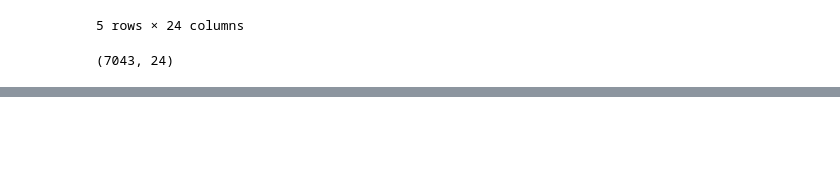
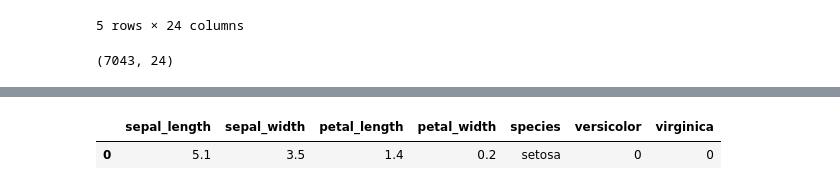
Before and after one commit to nadia-paz/classification-exercises, a Jupyter notebook: classification_exercises.ipynb, the cells around one changed output, grey strips where cells are left out. Cells and saved outputs as stored; diff of their text form; code cells hidden in the pictures; blank space fills up the shorter version.

```diff
--- a/classification_exercises.ipynb
+++ b/classification_exercises.ipynb
@@ -337,0 +430,20 @@ telco.shape
+# %%
+def prep_iris(df):
+    '''
+    accepts the untransformed iris data, and returns the data with the transformations above applied.
+    '''
+    df = df.drop_duplicates()
+    #drop species_id and 'mesurement_id'
+    df.drop(columns = ['species_id', 'measurement_id'], inplace = True)
+    #rename 'species_name' to 'species'
+    df.rename(columns = {'species_name':'species'}, inplace = True)
+    #get dummies for
+    dummies = pd.get_dummies(df['species'], dummy_na = False, drop_first = True)
+    return pd.concat([df, dummies] , axis = 1)
+# %%
+#check if it works
+check_iris = prep_iris(ac.get_iris_data())
+check_iris.head(1)
+# %% [output]
+|  | sepal_length | sepal_width | petal_length | petal_width | species | versicolor | virginica |
+| 0 | 5.1 | 3.5 | 1.4 | 0.2 | setosa | 0 | 0 |
```
Also changed, not shown: parts of 42 cells of this notebook.
